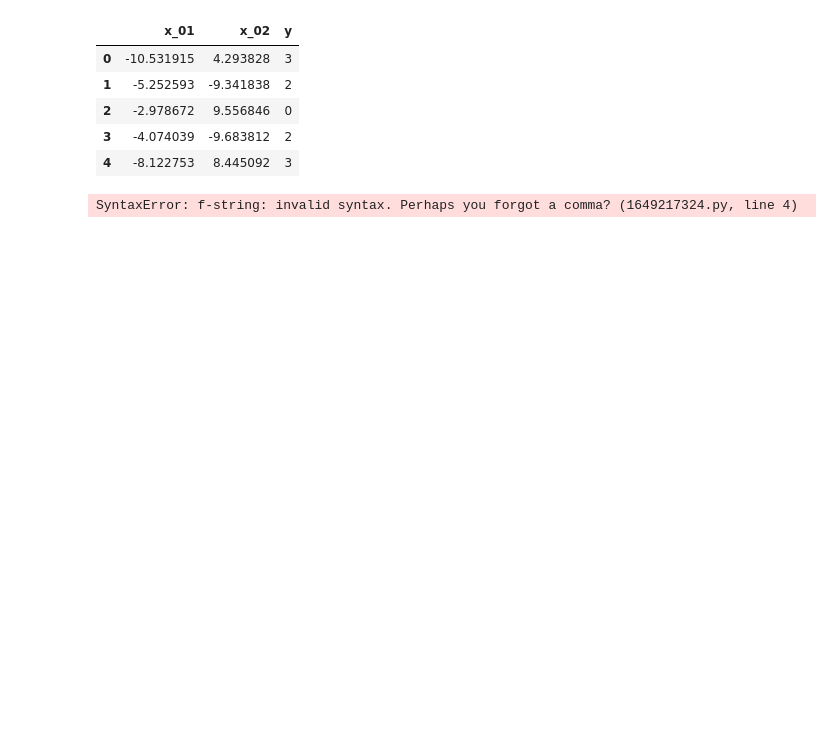
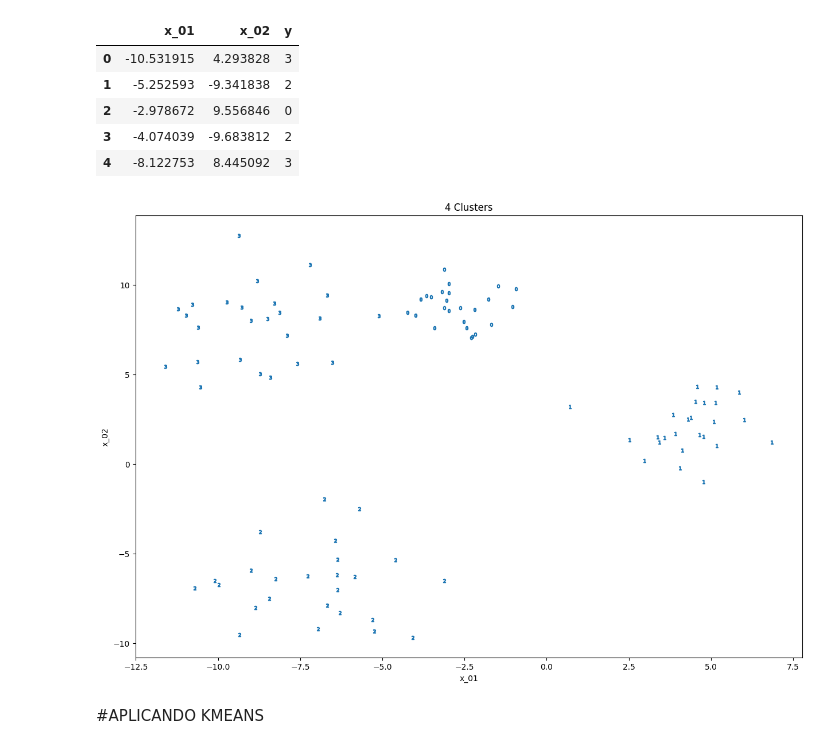
Before and after one commit to paolovf123/HDI-clasification-with-clustering, a Jupyter notebook: cluster_01.ipynb, the cells around one changed output. Saved outputs shown, nothing was run; the diff lists cells and outputs as text; code cells hidden in the pictures; blank space fills up the shorter version.

Commit message:
clusters

```diff
--- a/cluster_01.ipynb
+++ b/cluster_01.ipynb
@@ -36,7 +37,20 @@ df_blobs.head()
 # %%
 def plot_2d_clusters(x,y,ax):
     y_uniques = pd.Series(y).unique()
-    for i in y_uniques:
-        x[y==i].plot(title=f'{len(y_uniques) Clusters}', kind='scatter', x='x1', y= 'x2')
+    for _ in y_uniques:
+        x[y==_].plot(
+            title=f'{len(y_uniques)} Clusters',
+            kind='scatter',
+            x='x_01',
+            y='x_02',
+            marker = f'${_}$',
+            ax = ax
+        )
-# %% [output]
-SyntaxError: f-string: invalid syntax. Perhaps you forgot a comma? (1649217324.py, line 4)
+# %%
+fig, ax = plt.subplots(1,1, figsize=(15,10))
+x, y = df_blobs[['x_01','x_02']], df_blobs['y']
+plot_2d_clusters(x,y,ax)
+# %% [output]
+[figure, added]
+# %% [markdown]
+#APLICANDO KMEANS
```
Also changed, not shown: parts of 5 cells of this notebook, 1 other file.
